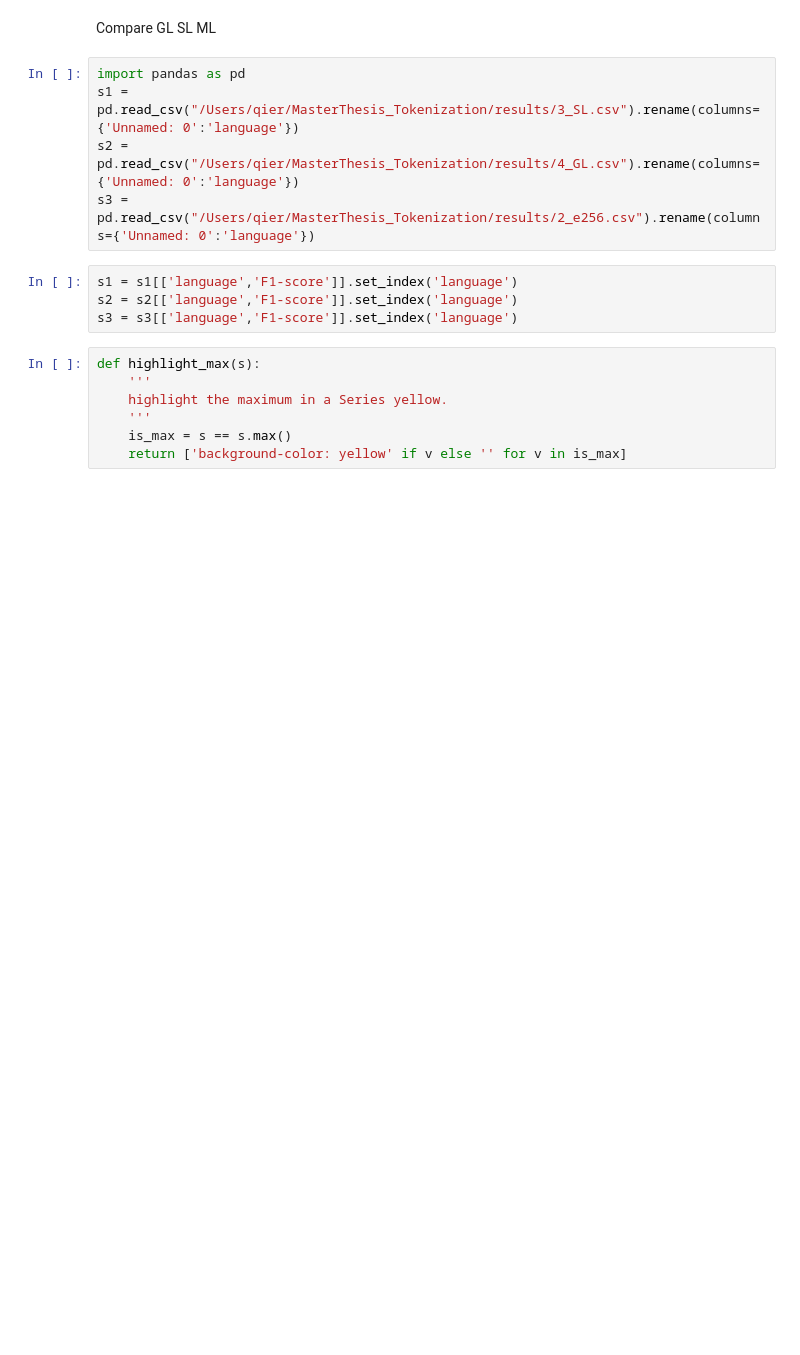
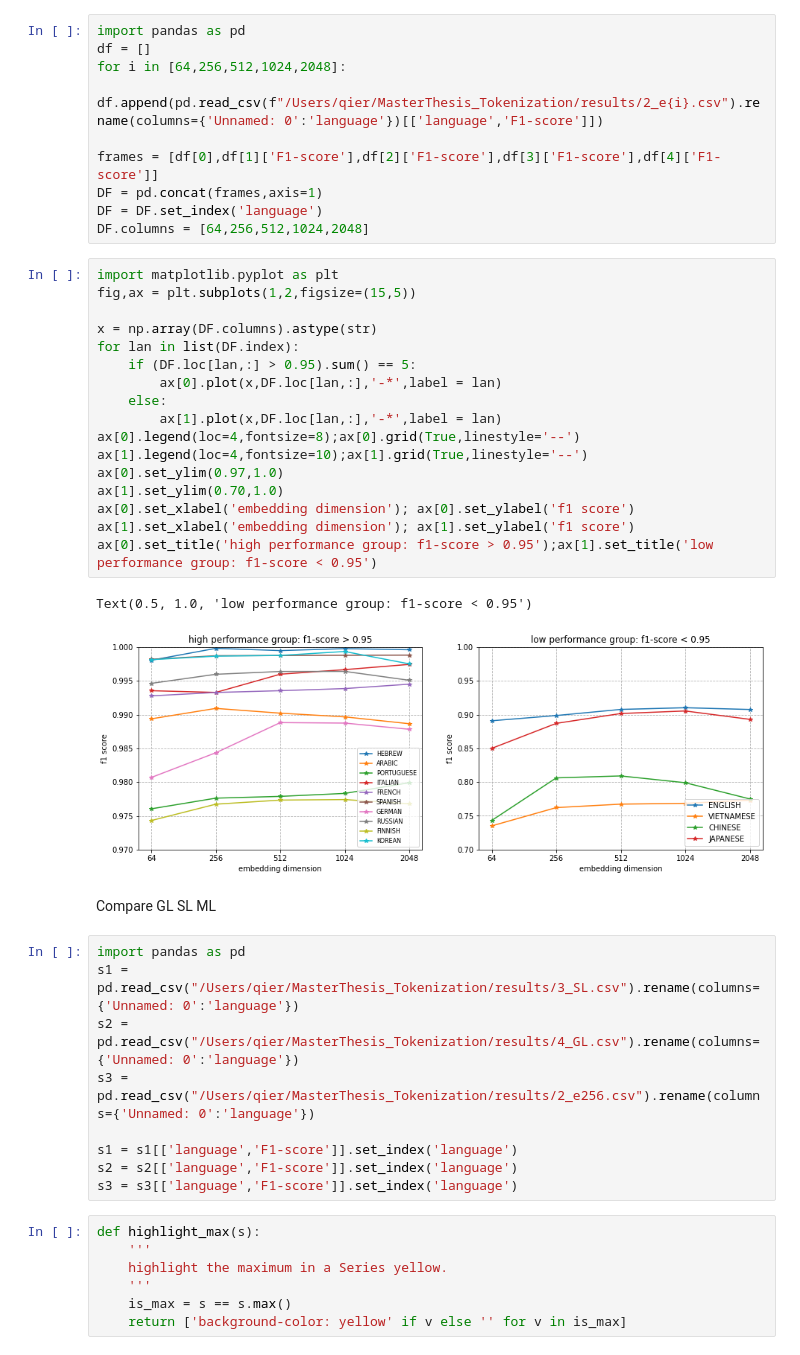
Before and after one commit to wuqi0704/MasterThesis_Tokenization, a Jupyter notebook: flair/plots.ipynb, the cells around one changed output. Cells and saved outputs as stored; diff of their text form; blank space fills up the shorter version.

```diff
--- a/flair/plots.ipynb
+++ b/flair/plots.ipynb
@@ -1,3 +49,33 @@
+# %%
+import pandas as pd
+df = []
+for i in [64,256,512,1024,2048]:
+    df.append(pd.read_csv(f"/Users/qier/MasterThesis_Tokenization/results/2_e{i}.csv").rename(columns={'Unnamed: 0':'language'})[['language','F1-score']])
+
+frames = [df[0],df[1]['F1-score'],df[2]['F1-score'],df[3]['F1-score'],df[4]['F1-score']]
+DF = pd.concat(frames,axis=1)
+DF = DF.set_index('language')
+DF.columns = [64,256,512,1024,2048]
+# %%
+import matplotlib.pyplot as plt
+fig,ax = plt.subplots(1,2,figsize=(15,5))
+
+x = np.array(DF.columns).astype(str)
+for lan in list(DF.index):
+    if (DF.loc[lan,:] > 0.95).sum() == 5:
+        ax[0].plot(x,DF.loc[lan,:],'-*',label = lan)
+    else:
+        ax[1].plot(x,DF.loc[lan,:],'-*',label = lan)
+ax[0].legend(loc=4,fontsize=8);ax[0].grid(True,linestyle='--')
+ax[1].legend(loc=4,fontsize=10);ax[1].grid(True,linestyle='--')
+ax[0].set_ylim(0.97,1.0)
+ax[1].set_ylim(0.70,1.0)
+ax[0].set_xlabel('embedding dimension'); ax[0].set_ylabel('f1 score')
+ax[1].set_xlabel('embedding dimension'); ax[1].set_ylabel('f1 score')
+ax[0].set_title('high performance group: f1-score > 0.95');ax[1].set_title('low performance group: f1-score < 0.95')
+# %% [output]
+Text(0.5, 1.0, 'low performance group: f1-score < 0.95')
+[figure, added]
 # %% [markdown]
 Compare GL SL ML
 # %%
@@ -5,10 +83,10 @@ import pandas as pd
 s1 = pd.read_csv("/Users/qier/MasterThesis_Tokenization/results/3_SL.csv").rename(columns={'Unnamed: 0':'language'})
 s2 = pd.read_csv("/Users/qier/MasterThesis_Tokenization/results/4_GL.csv").rename(columns={'Unnamed: 0':'language'})
 s3 = pd.read_csv("/Users/qier/MasterThesis_Tokenization/results/2_e256.csv").rename(columns={'Unnamed: 0':'language'})
+
+s1 = s1[['language','F1-score']].set_index('language')
+s2 = s2[['language','F1-score']].set_index('language')
+s3 = s3[['language','F1-score']].set_index('language')
-# %%
-s1 = s1[['language','F1-score']].set_index('language')
-s2 = s2[['language','F1-score']].set_index('language')
-s3 = s3[['language','F1-score']].set_index('language')
 # %%
 def highlight_max(s):
     '''
```
Also changed, not shown: parts of 5 cells of this notebook, 1 other file.
